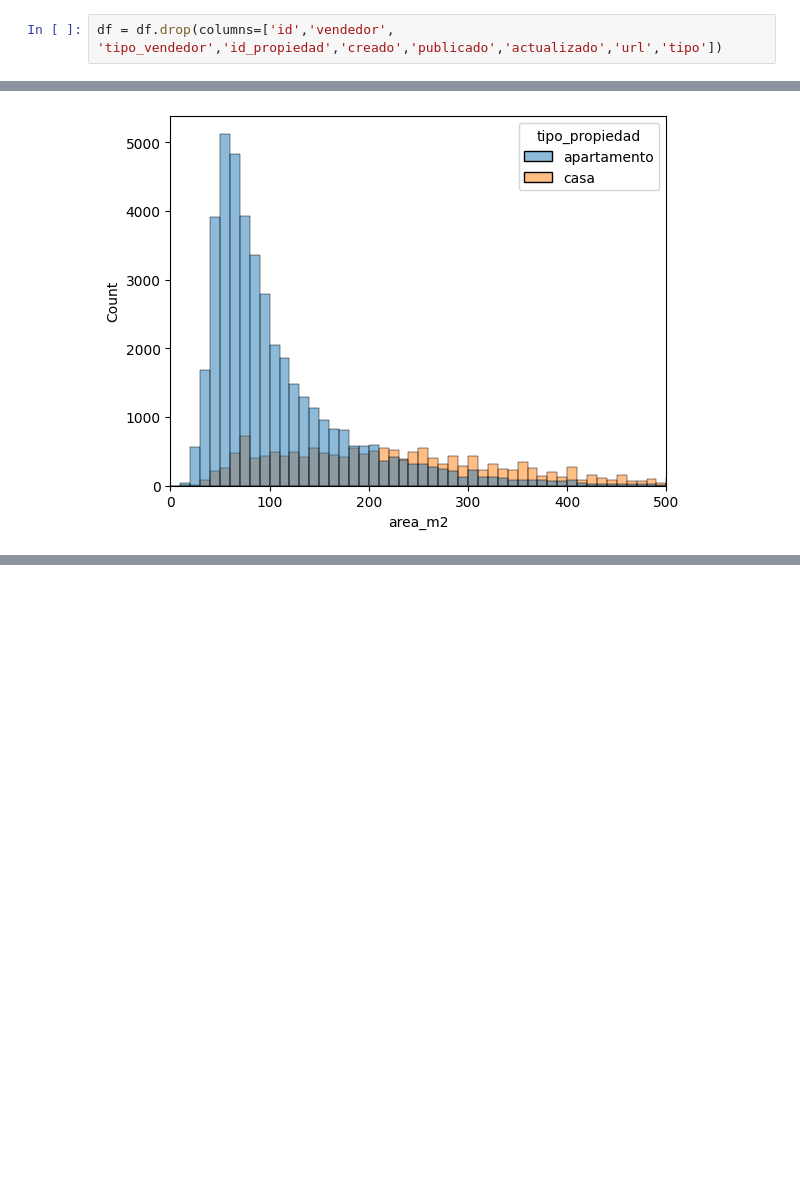
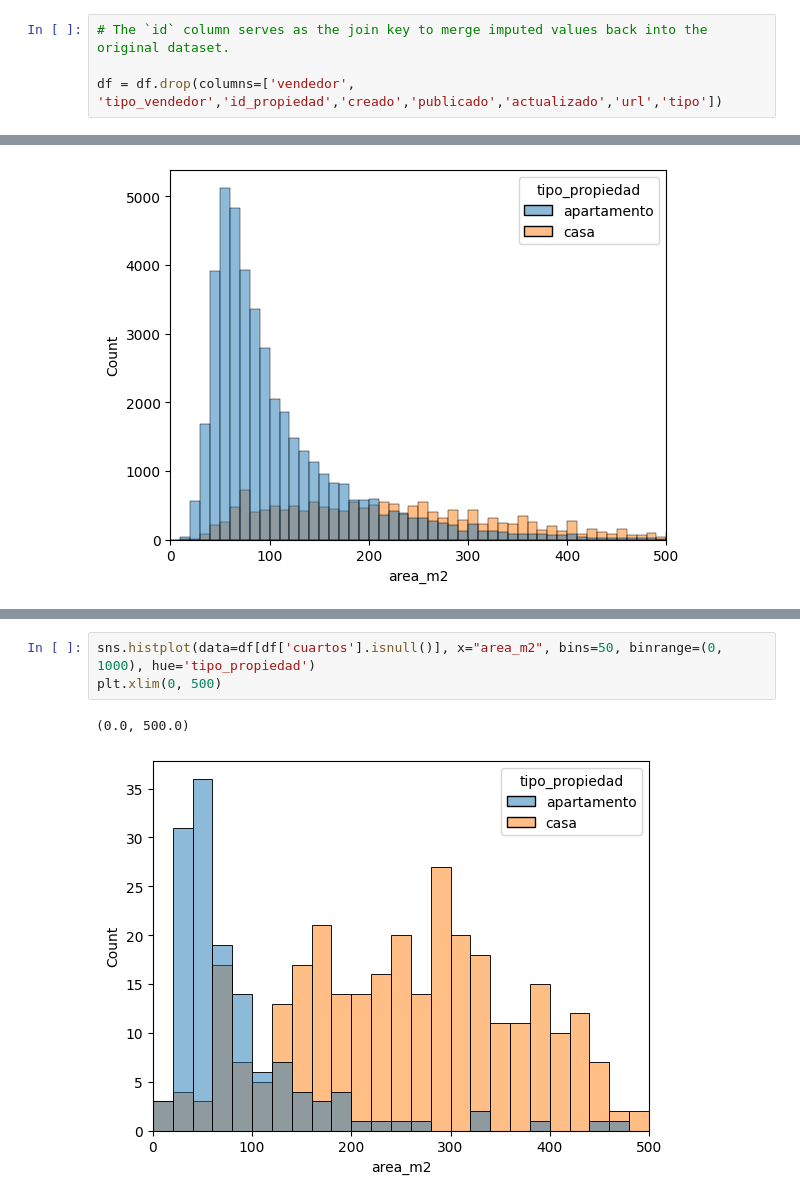
Before and after one commit to raulhiguerac/side, a Jupyter notebook: backend/analytics-service/notebooks/01_eda_bogota.ipynb, the cells around one changed output, grey strips where cells are left out. Saved outputs shown, nothing was run; the diff lists cells and outputs as text; blank space fills up the shorter version.

```diff
--- a/backend/analytics-service/notebooks/01_eda_bogota.ipynb
+++ b/backend/analytics-service/notebooks/01_eda_bogota.ipynb
@@ -45,5 +50,7 @@ The following columns are dropped prior to modeling:
 # %%
-df = df.drop(columns=['id','vendedor', 'tipo_vendedor','id_propiedad','creado','publicado','actualizado','url','tipo'])
+# The `id` column serves as the join key to merge imputed values back into the original dataset.
+
+df = df.drop(columns=['vendedor', 'tipo_vendedor','id_propiedad','creado','publicado','actualizado','url','tipo'])
 # %% [markdown]
 ## 4. Property Type — Recategorization
 
@@ -118,0 +207,6 @@ df[df['estrato']=='especificar']
+# %%
+sns.histplot(data=df[df['cuartos'].isnull()], x="area_m2", bins=50, binrange=(0, 1000), hue='tipo_propiedad')
+plt.xlim(0, 500)
+# %% [output]
+(0.0, 500.0)
+[figure, added]
```
Also changed, not shown: parts of 29 cells of this notebook, 2 other files.
